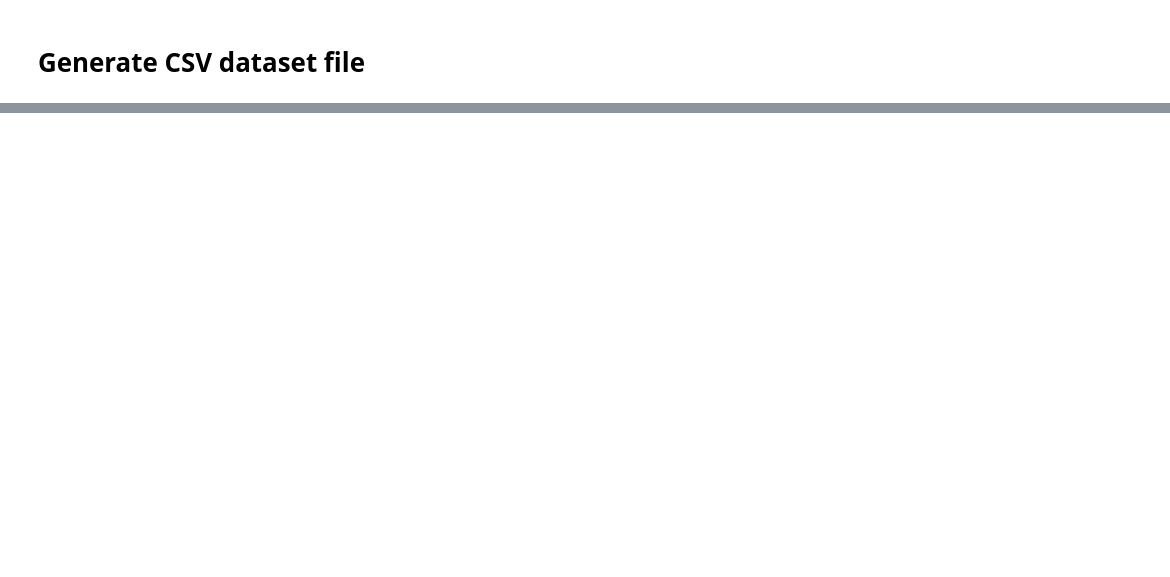
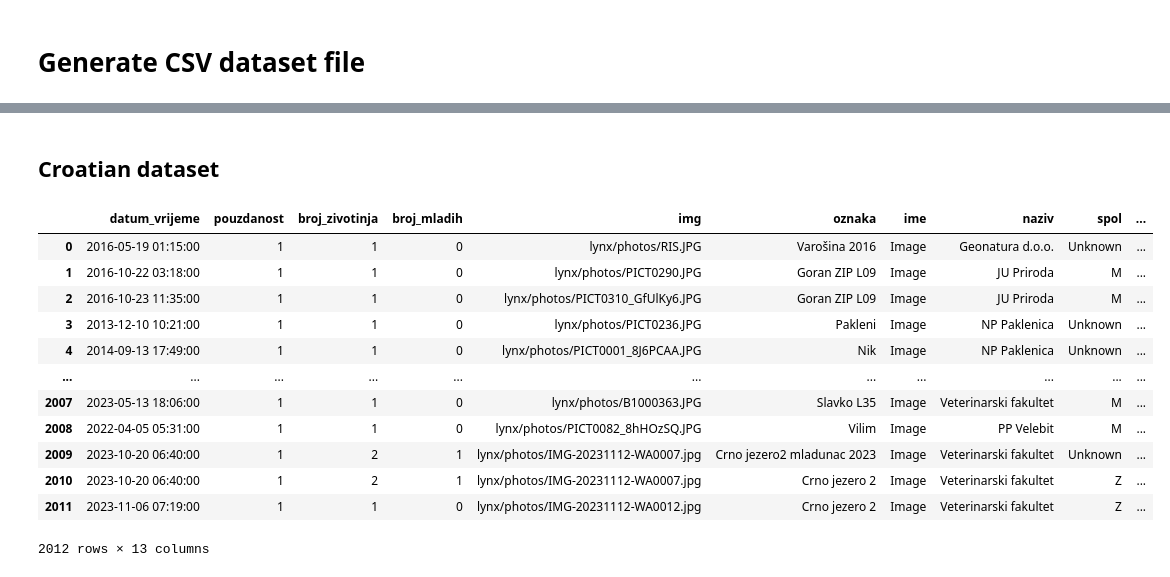
Before and after one commit to oliviergimenez/lynx-id, a Jupyter notebook: preprocess/preprocess_dataset.ipynb, the cells around one changed output, grey strips where cells are left out. Saved outputs shown, nothing was run; the diff lists cells and outputs as text; code cells hidden in the pictures; blank space fills up the shorter version.

Commit message:
init preprocess croatia

```diff
--- a/preprocess/preprocess_dataset.ipynb
+++ b/preprocess/preprocess_dataset.ipynb
@@ -90,0 +81,19 @@ dataset_df.to_csv("/gpfsscratch/rech/ads/commun/datasets/extracted/lynx_dataset.
+# %% [markdown]
+## Croatian dataset
+# %%
+df_croatia = pd.read_excel("/gpfsscratch/rech/ads/commun/datasets/extracted/croatia/list_of_lynx_photos1.xlsx")
+df_croatia
+# %% [output]
+|  | datum_vrijeme | pouzdanost | broj_zivotinja | broj_mladih | img | oznaka | ime | naziv | spol | ... |
+| 0 | 2016-05-19 01:15:00 | 1 | 1 | 0 | lynx/photos/RIS.JPG | Varošina 2016 | Image | Geonatura d.o.o. | Unknown | ... |
+| 1 | 2016-10-22 03:18:00 | 1 | 1 | 0 | lynx/photos/PICT0290.JPG | Goran ZIP L09 | Image | JU Priroda | M | ... |
+| 2 | 2016-10-23 11:35:00 | 1 | 1 | 0 | lynx/photos/PICT0310_GfUlKy6.JPG | Goran ZIP L09 | Image | JU Priroda | M | ... |
+| 3 | 2013-12-10 10:21:00 | 1 | 1 | 0 | lynx/photos/PICT0236.JPG | Pakleni | Image | NP Paklenica | Unknown | ... |
+| 4 | 2014-09-13 17:49:00 | 1 | 1 | 0 | lynx/photos/PICT0001_8J6PCAA.JPG | Nik | Image | NP Paklenica | Unknown | ... |
+| ... | ... | ... | ... | ... | ... | ... | ... | ... | ... | ... |
+| 2007 | 2023-05-13 18:06:00 | 1 | 1 | 0 | lynx/photos/B1000363.JPG | Slavko L35 | Image | Veterinarski fakultet | M | ... |
+| 2008 | 2022-04-05 05:31:00 | 1 | 1 | 0 | lynx/photos/PICT0082_8hHOzSQ.JPG | Vilim | Image | PP Velebit | M | ... |
+| 2009 | 2023-10-20 06:40:00 | 1 | 2 | 1 | lynx/photos/IMG-20231112-WA0007.jpg | Crno jezero2 mladunac 2023 | Image | Veterinarski fakultet | Unknown | ... |
+| 2010 | 2023-10-20 06:40:00 | 1 | 2 | 1 | lynx/photos/IMG-20231112-WA0007.jpg | Crno jezero 2 | Image | Veterinarski fakultet | Z | ... |
+| 2011 | 2023-11-06 07:19:00 | 1 | 1 | 0 | lynx/photos/IMG-20231112-WA0012.jpg | Crno jezero 2 | Image | Veterinarski fakultet | Z | ... |
+2012 rows × 13 columns
```
Also changed, not shown: parts of 26 cells of this notebook.
